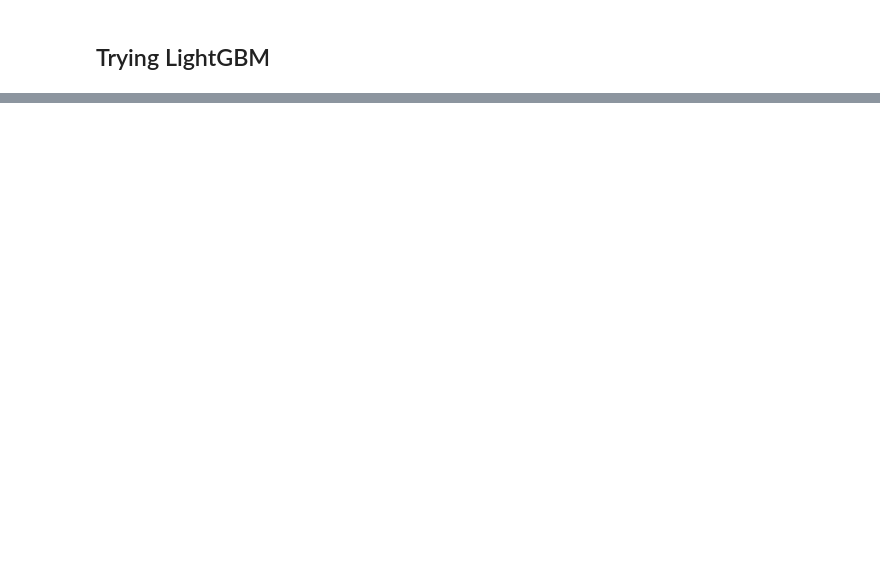
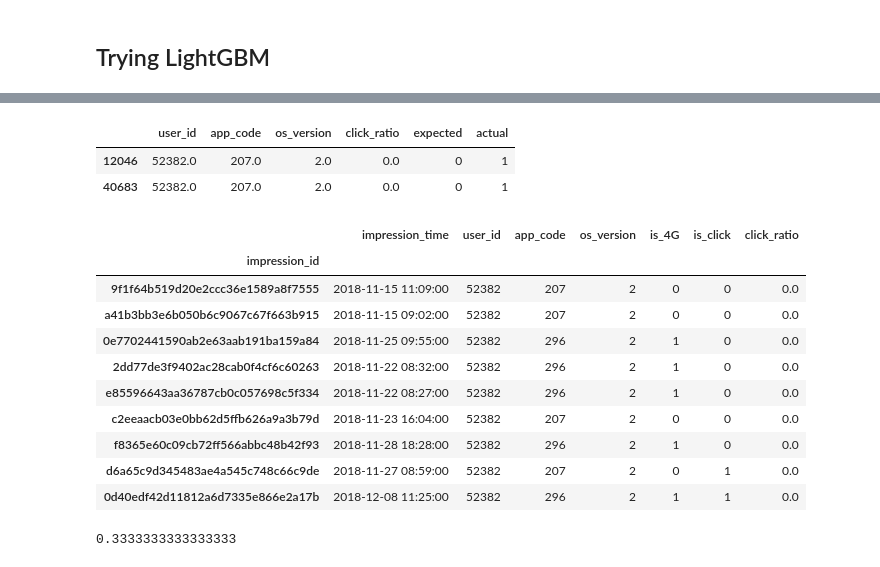
Before and after one commit to monilgudhka/wns_analytics_wizard_2019, a Jupyter notebook: wns_analytics_wizard.ipynb, the cells around one changed output, grey strips where cells are left out. Cells and saved outputs as stored; diff of their text form; code cells hidden in the pictures; blank space fills up the shorter version.

Commit message:
LightGBM with click_ratio

```diff
--- a/wns_analytics_wizard.ipynb
+++ b/wns_analytics_wizard.ipynb
@@ -81,2 +75,6 @@ user_details.head()
 # %% [markdown]
 ## Feature Engineering
+# %%
+training_df = pd.read_csv('data/train/train.csv', index_col='impression_id', parse_dates=['impression_time'])
+training_df.os_version = training_df.os_version.replace({'old':0,'intermediate':1,'latest':2})
+training_df.head()
@@ -82,0 +89,4 @@ user_details.head()
+# %%
+time_series_user_data = training_df.set_index(['user_id','app_code','impression_time']).sort_index()
+time_series_user_data = time_series_user_data[['is_click']]
+time_series_user_data.head()
@@ -82,0 +106,9 @@ user_details.head()
+# %%
+def get_click_ratio(row):
+    previous_record = time_series_user_data.loc[(row.user_id, row.app_code), :][:row.impression_time][:-1]
+    total_ads = previous_record.shape[0]
+    total_clicks = previous_record.is_click.sum()
+    return (total_clicks / total_ads) if total_ads != 0 else 0.0
+# %%
+training_df['click_ratio'] = training_df.apply(get_click_ratio, axis=1)
+training_df.head()
@@ -155,0 +257,27 @@ bf5a572cca75f5fc67f4b14e58b11d70         0
+# %%
+false_positive[false_positive.user_id==52382]
+# %% [output]
+|  | user_id | app_code | os_version | click_ratio | expected | actual |
+| 12046 | 52382.0 | 207.0 | 2.0 | 0.0 | 0 | 1 |
+| 40683 | 52382.0 | 207.0 | 2.0 | 0.0 | 0 | 1 |
+# %%
+training_df[(training_df.user_id==52382) & (training_df.click_ratio==0.0)]
+# %% [output]
+|  | impression_time | user_id | app_code | os_version | is_4G | is_click | click_ratio |
+| impression_id |  |  |  |  |  |  |  |
+| 9f1f64b519d20e2ccc36e1589a8f7555 | 2018-11-15 11:09:00 | 52382 | 207 | 2 | 0 | 0 | 0.0 |
+| a41b3bb3e6b050b6c9067c67f663b915 | 2018-11-15 09:02:00 | 52382 | 207 | 2 | 0 | 0 | 0.0 |
+| 0e7702441590ab2e63aab191ba159a84 | 2018-11-25 09:55:00 | 52382 | 296 | 2 | 1 | 0 | 0.0 |
+| 2dd77de3f9402ac28cab0f4cf6c60263 | 2018-11-22 08:32:00 | 52382 | 296 | 2 | 1 | 0 | 0.0 |
+| e85596643aa36787cb0c057698c5f334 | 2018-11-22 08:27:00 | 52382 | 296 | 2 | 1 | 0 | 0.0 |
+| c2eeaacb03e0bb62d5ffb626a9a3b79d | 2018-11-23 16:04:00 | 52382 | 207 | 2 | 0 | 0 | 0.0 |
+| f8365e60c09cb72ff566abbc48b42f93 | 2018-11-28 18:28:00 | 52382 | 296 | 2 | 1 | 0 | 0.0 |
+| d6a65c9d345483ae4a545c748c66c9de | 2018-11-27 08:59:00 | 52382 | 207 | 2 | 0 | 1 | 0.0 |
+| 0d40edf42d11812a6d7335e866e2a17b | 2018-12-08 11:25:00 | 52382 | 296 | 2 | 1 | 1 | 0.0 |
+# %%
+previous_record = time_series_user_data.loc[(52737, 32), :][:'2018-11-30 11:52:00'][:-1]
+total_ads = previous_record.shape[0]
+total_clicks = previous_record.is_click.sum()
+(total_clicks / total_ads) if total_ads != 0 else 0.0
+# %% [output]
+0.3333333333333333
```
Also changed, not shown: parts of 19 cells of this notebook.
